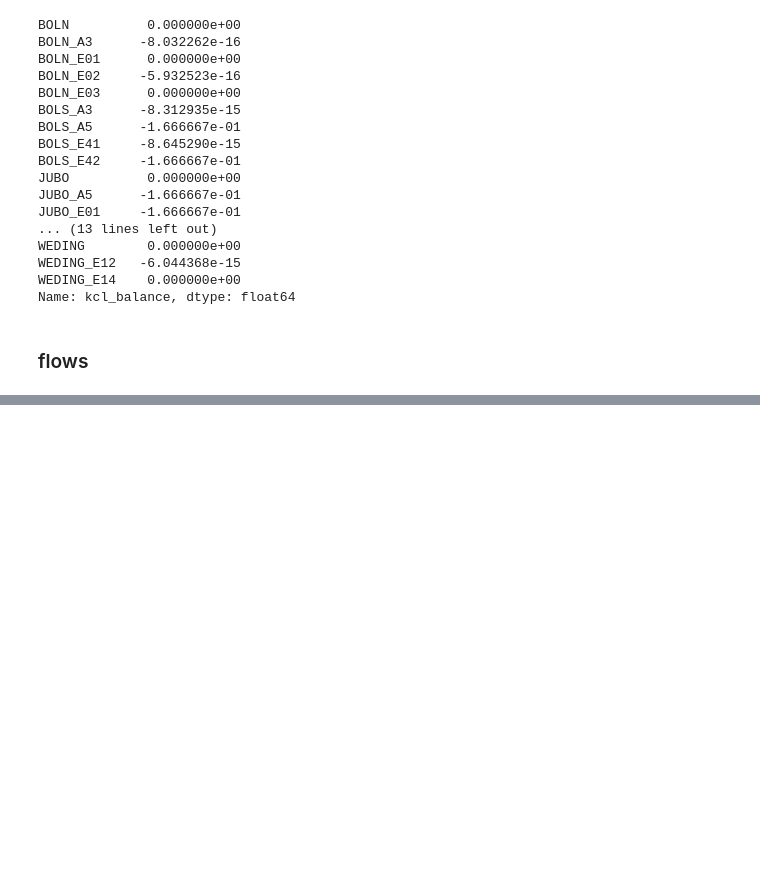
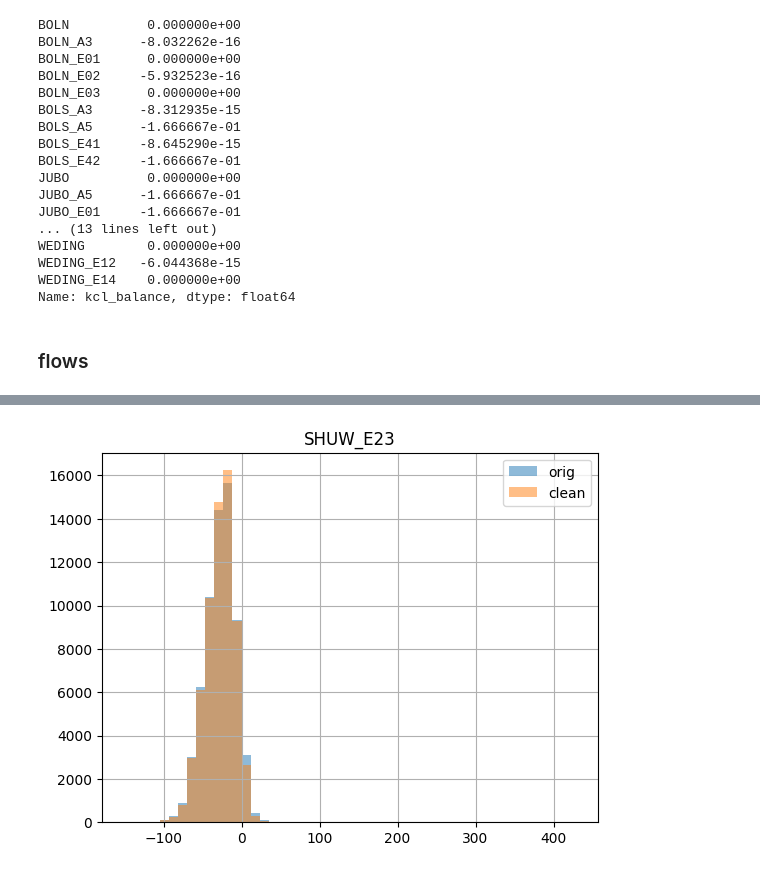
Before and after one commit to Krawinator/masterthesis, a Jupyter notebook: test_before_implement.ipynb, the cells around one changed output, grey strips where cells are left out. Saved outputs shown, nothing was run; the diff lists cells and outputs as text; code cells hidden in the pictures; blank space fills up the shorter version.

```diff
--- a/test_before_implement.ipynb
+++ b/test_before_implement.ipynb
@@ -1141,0 +1496,11 @@ compute_line_flows_from_ptdf: folgende Knoten fehlen in df_P und werden mit 0 be
+# %%
+import matplotlib.pyplot as plt
+
+node = "SHUW_E23"
+orig_df[node].hist(bins=50, alpha=0.5, label="orig")
+clean_df[node].hist(bins=50, alpha=0.5, label="clean")
+plt.legend()
+plt.title(node)
+plt.show()
+# %% [output]
+[figure, added]
```
Also changed, not shown: parts of 5 cells of this notebook, 1 other file.
